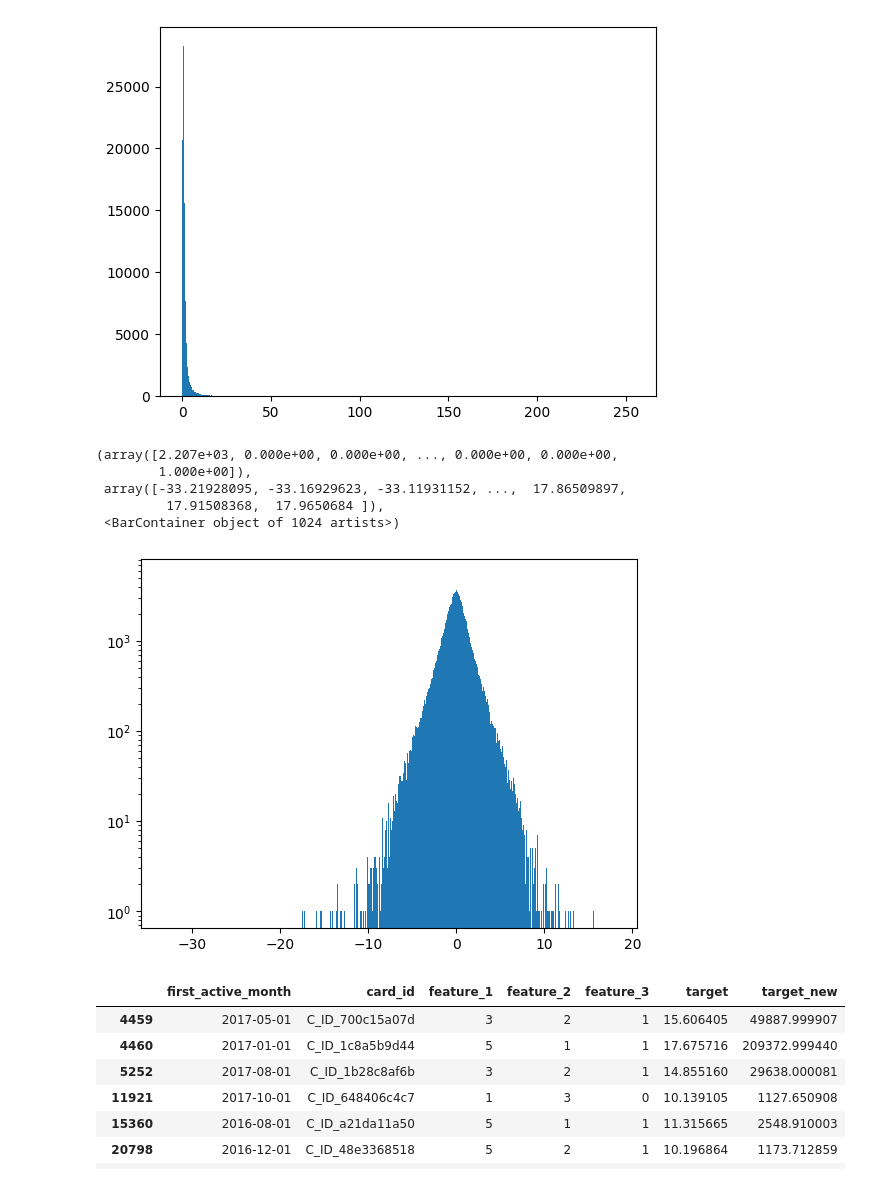
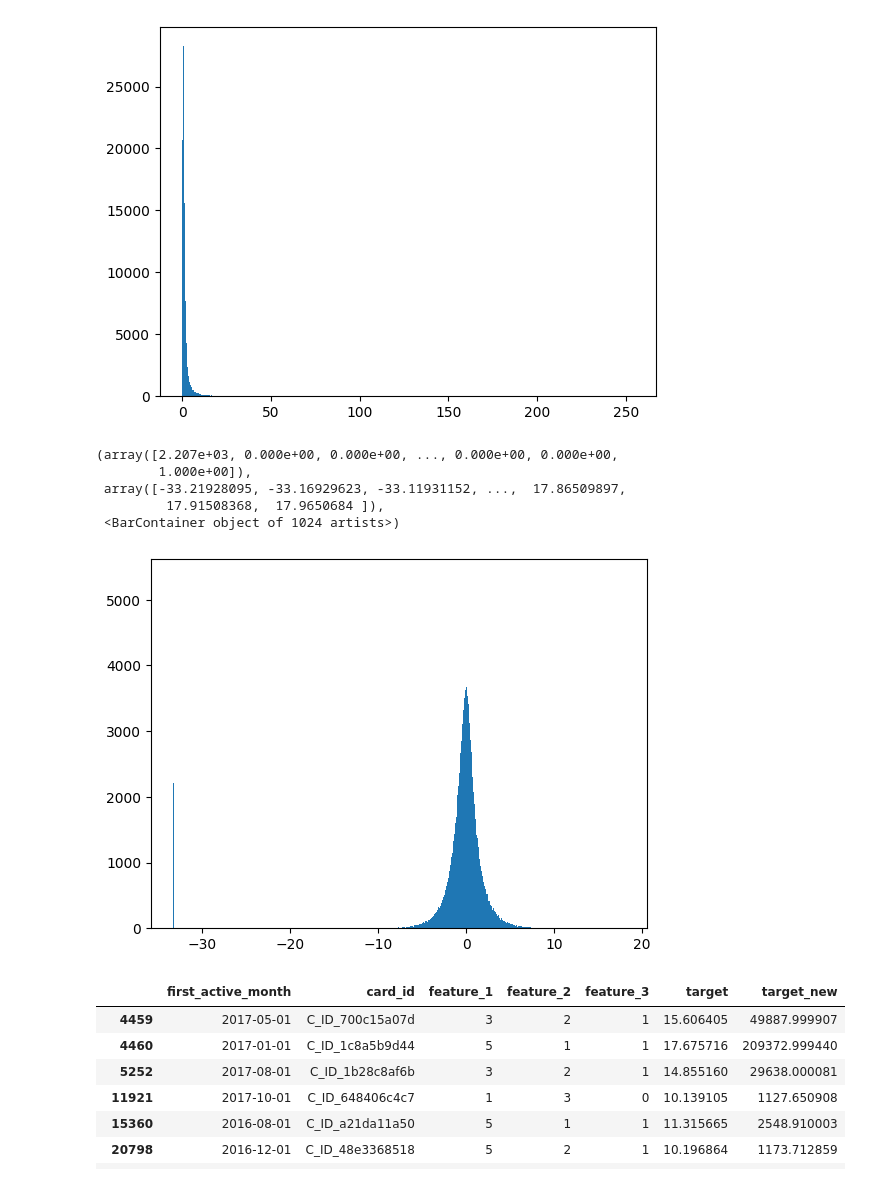
Before and after one commit to KakeruOshikiri/AnalyticalPipeline, a Jupyter notebook: work/oshikiri/notebooks/030_da.ipynb, the cells around one changed output. Cells and saved outputs as stored; diff of their text form; code cells hidden in the pictures.

```diff
--- a/work/oshikiri/notebooks/030_da.ipynb
+++ b/work/oshikiri/notebooks/030_da.ipynb
@@ -173,15 +173,15 @@ plt.hist(train.query('target_new <= 2**8')['target_new'],bins=2**10)
  <BarContainer object of 1024 artists>)
 [figure]
 # %%
-plt.yscale('log')
+#plt.yscale('log')
 plt.hist(train['target'],bins=2**10)
 # %% [output]
 (array([2.207e+03, 0.000e+00, 0.000e+00, ..., 0.000e+00, 0.000e+00,
         1.000e+00]),
  array([-33.21928095, -33.16929623, -33.11931152, ...,  17.86509897,
          17.91508368,  17.9650684 ]),
  <BarContainer object of 1024 artists>)
-[figure, old version]
+[figure, new version]
 # %%
 train.query('target_new >= 1000')
 # %% [output]
```
Also changed, not shown: 21 other files.
